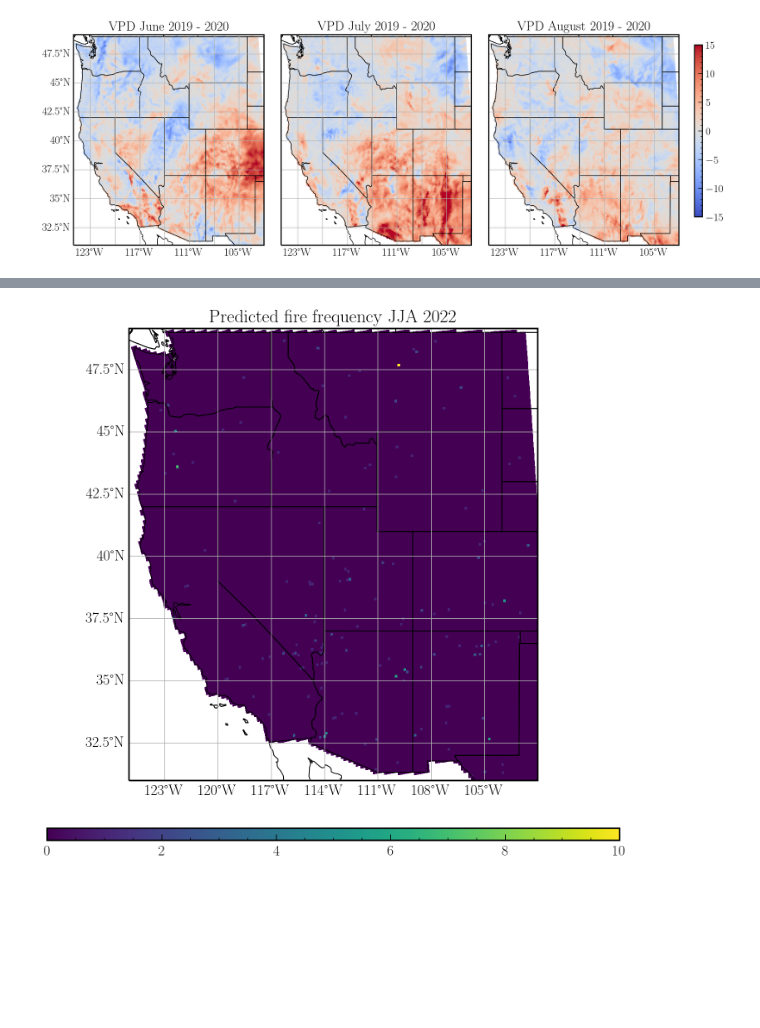
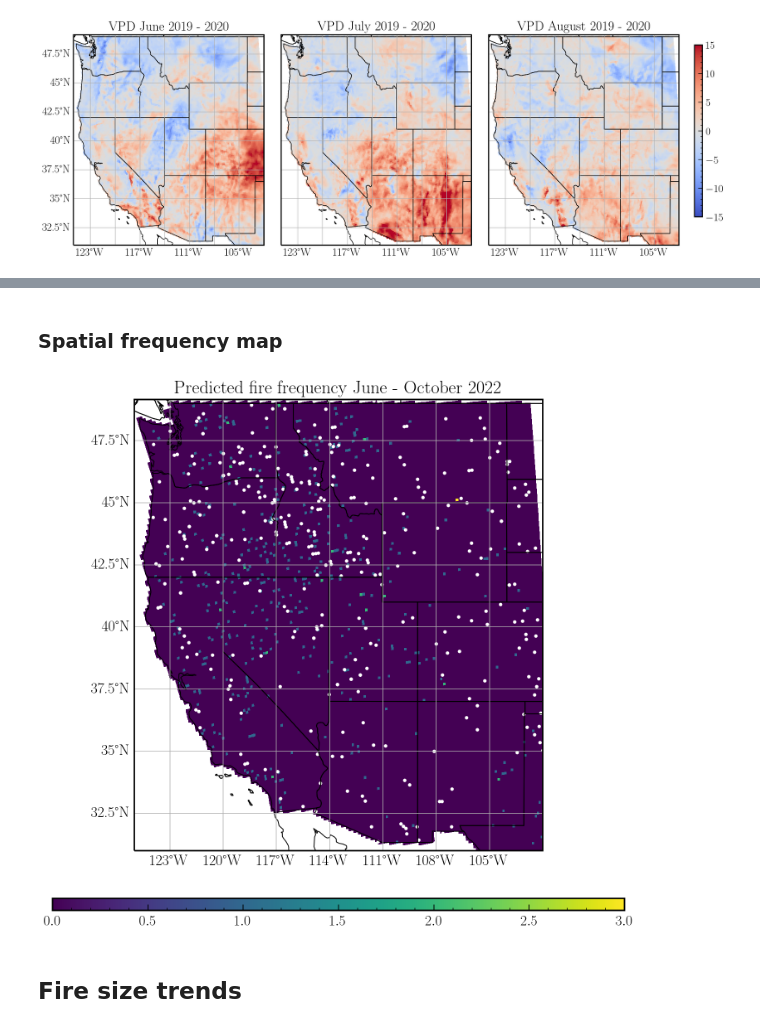
Before and after one commit to jtbuch/SEASFire, a Jupyter notebook: scripts/seas_fire_forecasts.ipynb, the cells around one changed output, grey strips where cells are left out. Cells and saved outputs as stored; diff of their text form; code cells hidden in the pictures; blank space fills up the shorter version.

```diff
--- a/scripts/seas_fire_forecasts.ipynb
+++ b/scripts/seas_fire_forecasts.ipynb
@@ -418,12 +423,15 @@ if seed == None:
 else:
     mdn_zipd= tf.keras.models.load_model('../sav_files/fire_freq_mods/mdn_ds_rs_%s'%freq_id + '_%s'%seed, custom_objects= {'zipd_loss': zipd_loss, 'zipd_accuracy': zipd_accuracy})
 mdn_freq_test_df= grid_ssf_freq_predict(X_test_dat= X_pred_test_df, freq_test_df= X_pred_df, n_regs= 18, ml_model= mdn_zipd, func_flag= 'zipd', pred_mon_flag= True, \
-                                                                                                                                        pred_mons= pred_mon_arr, rseed= 87)
-rescale_fac_df= calib_ssf_freq_predict(freq_train_df= mdn_freq_train_df, freq_test_df= mdn_freq_test_df, n_regs= 18, n_train_years= 36, n_pred_mons= 3, \
+                                                                                                                                    pred_mons= pred_mon_arr, loc_flag= False, rseed= 87)
+rescale_fac_df= calib_ssf_freq_predict(freq_train_df= mdn_freq_train_df, freq_test_df= mdn_freq_test_df, n_regs= 18, n_train_years= tot_years, n_pred_mons= tot_months, \
                                                                                                                     input_type= 'mean', pred_type= 'mean', regtype= 'spline')
 mdn_freq_test_df['pred_mean_freq']= np.floor(mdn_freq_test_df['pred_mean_freq']*(rescale_fac_df['pred_obs_freq']/rescale_fac_df['pred_freq']))
 mdn_freq_test_df['pred_high_2sig']= np.floor(mdn_freq_test_df['pred_high_2sig']*(rescale_fac_df['pred_obs_freq']/rescale_fac_df['pred_freq']))
 mdn_freq_test_df['pred_low_2sig']= np.floor(mdn_freq_test_df['pred_low_2sig']*(rescale_fac_df['pred_obs_freq']/rescale_fac_df['pred_freq']))
 
-mdn_freq_test_df.to_hdf('../sav_files/fire_freq_pred_dfs/mdn_ssf_%s'%freq_id + '_%d'%seed +  '_fire_freq_%s.h5'%firemon_pred_flag, key= 'df', mode= 'w')
+freq_loc_df= grid_ssf_freq_predict(X_test_dat= X_pred_test_df, freq_test_df= X_pred_df, n_regs= 18, ml_model= mdn_zipd, func_flag= 'zipd', pred_mon_flag= True, \
+                                                                                                                    pred_mons= pred_mon_arr, loc_flag= True, rseed= 87) # df of predicted frequency locations averaged over 1000 samples
+
+#mdn_freq_test_df.to_hdf('../sav_files/fire_freq_pred_dfs/mdn_ssf_%s'%freq_id + '_%d'%seed +  '_fire_freq_%s.h5'%firemon_pred_flag, key= 'df', mode= 'w')
 # %% [output]
@@ -487,3 +505,0 @@ mdn_freq_test_df
-# %%
-freq_loc_df= grid_freq_loc_predict(X_test_dat= X_pred_test_df, n_regs= 18, ml_model= mdn_zipd, start_month= pred_mon_arr[0], final_month= pred_mon_arr[-1] + 1, rseed= 99) # df of predicted frequency locations averaged over 1000 samples
-freq_loc_df.to_hdf('../sav_files/fire_freq_pred_dfs/freq_ssf_ds_loc_df_%s.h5'%freq_id, key= 'df', mode= 'w')
@@ -531,4 +506,5 @@ pd.DataFrame({'pred_loc': pred_loc_arr}).to_hdf('../sav_files/pred_ssf_loc_df_%s
 # %%
+pred_loc_arr= loc_ind_ssf_func(loc_df= freq_loc_df, ml_freq_df= mdn_freq_test_df, X_test_dat= X_pred_test_df, pred_mon_flag= True, pred_mons= pred_mon_arr, freqlabel= 'pred_mean_freq')
 X_pred_ur_df['pred_fire_freq']= np.zeros_like(X_pred_ur_df['fire_freq'])
 for r in tqdm(range(18)):
     X_pred_ur_df.loc[X_pred_ur_df.groupby('reg_indx').get_group(r+1).index, 'pred_fire_freq']= 0
@@ -541,35 +539,41 @@ X_pred_ur_df.loc[nan_ind_arr, 'pred_fire_freq']= np.nan
+# %% [markdown]
+### Spatial frequency map
 # %%
-pred_freq_xarr= xarray.DataArray(data= X_pred_ur_df['pred_fire_freq'].to_numpy().reshape(3, 208, 155),
+pred_freq_xarr= xarray.DataArray(data= X_pred_ur_df['pred_fire_freq'].to_numpy().reshape(len(pred_mon_arr), 208, 155),
         dims=["month", "Y", "X"],
         coords=dict(
             X=(["X"], np.linspace(-2349250, -501250, 155)),
             Y=(["Y"], np.linspace(3166500, 682500, 208)),
-            time= (["month"], np.linspace(0, 2, 3, dtype= np.int64)),),)
-lat_long_fire_grid= coord_transform(pred_freq_xarr['X'][:].data, pred_freq_xarr['Y'][:].data, input_crs= 'EPSG:5070', output_crs= 'EPSG:4326')
+            time= (["month"], pred_mon_arr),),)
+#pred_freq_xarr.to_netcdf('../sav_files/ssf_pred_files/pred_freq_xarr_rs_%s'%freq_id + '_%d_'%seed + 'obs_%s.nc'%target_yr)
 # %%
 extent = [-125, -102, 31, 49]
 central_lon = np.mean(extent[:2])
 central_lat = np.mean(extent[2:])
-#colors= np.random.rand(14)
+lat_long_fire_grid= coord_transform(pred_freq_xarr['X'][:].data, pred_freq_xarr['Y'][:].data, input_crs= 'EPSG:5070', output_crs= 'EPSG:4326')
+wildfire_plot_yr= wildfire_df[(wildfire_df.final_year== target_yr)&(wildfire_df.final_month >= 6)&(wildfire_df.final_month <= 10)]
 
 fig= plt.figure(figsize=(18, 10))
 gs = fig.add_gridspec(2, 2)
 
 ax= fig.add_subplot(gs[0:2, 0:2], projection=ccrs.PlateCarree())
 ax.set_extent(extent);
 ax.add_feature(cfeature.LAND, edgecolor='black', facecolor= 'white');
 ax.add_feature(cfeature.STATES, edgecolor='black');
 
-CS= ax.pcolormesh(lat_long_fire_grid[1], lat_long_fire_grid[0], pred_freq_xarr.sum(axis= 0, skipna= False), cmap=plt.cm.viridis)
+CS= ax.pcolormesh(lat_long_fire_grid[0], lat_long_fire_grid[1], pred_freq_xarr.sum(axis= 0, skipna= False), cmap=plt.cm.viridis)
 cax= fig.add_axes([ax.get_position().x0, ax.get_position().y0 - 0.1, ax.get_position().width, 0.02])
 cbar= fig.colorbar(CS, cax= cax, orientation= 'horizontal', shrink= 0.7)
+ax.scatter(wildfire_plot_yr['final_lon'], wildfire_plot_yr['final_lat'], c= 'white', s= 10, transform=ccrs.PlateCarree())
 
 gl= ax.gridlines(draw_labels=True);
 gl.xlabel_style = {'size': 18, 'color': 'black'}
 gl.ylabel_style = {'size': 18, 'color': 'black'}
 gl.top_labels = False
 gl.right_labels = False
 ax.set_aspect(1.4/1)
-ax.set_title(r'Predicted fire frequency JJA 2022', fontsize= 22);
+ax.set_title(r'Predicted fire frequency June - October %s'%target_yr, fontsize= 22);
 # %% [output]
-[figure, old version]
+[figure, new version]
+# %% [markdown]
+## Fire size trends
```
Also changed, not shown: parts of 19 cells of this notebook, 4 other files.
